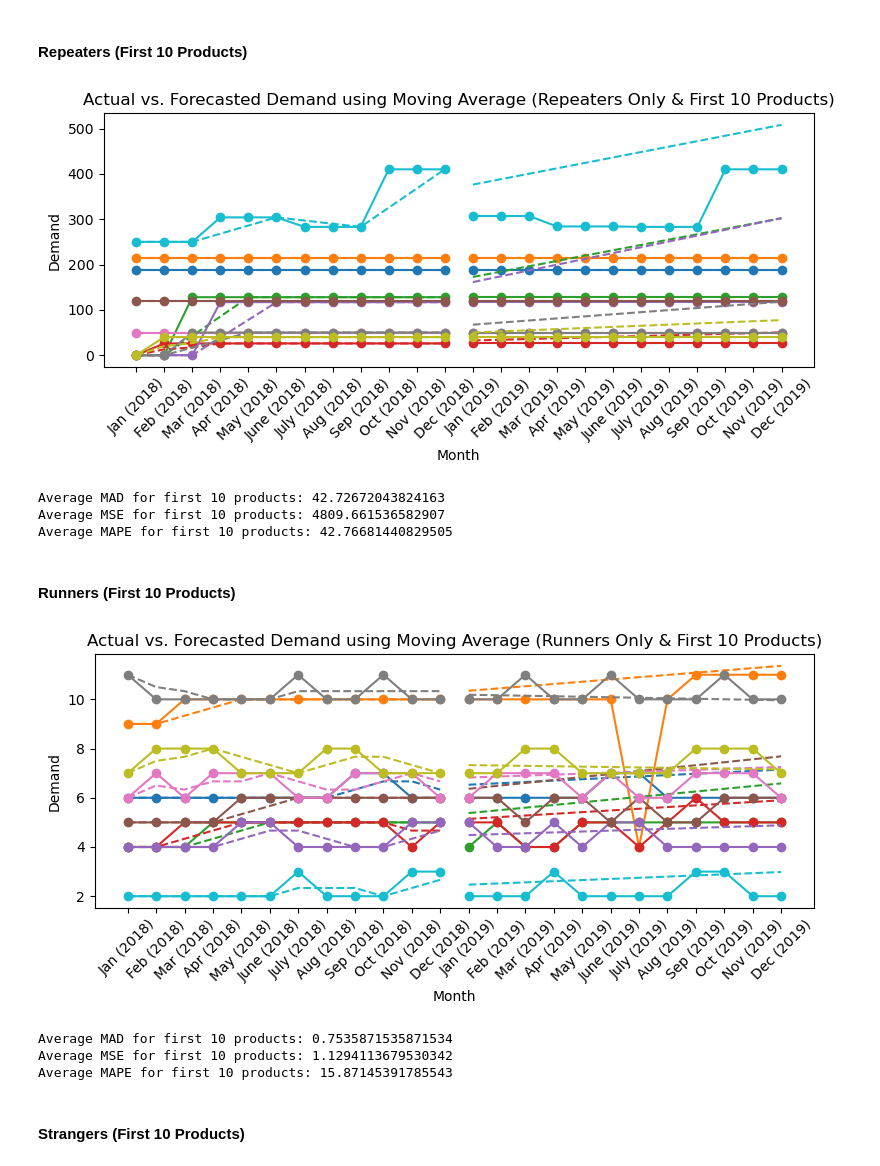
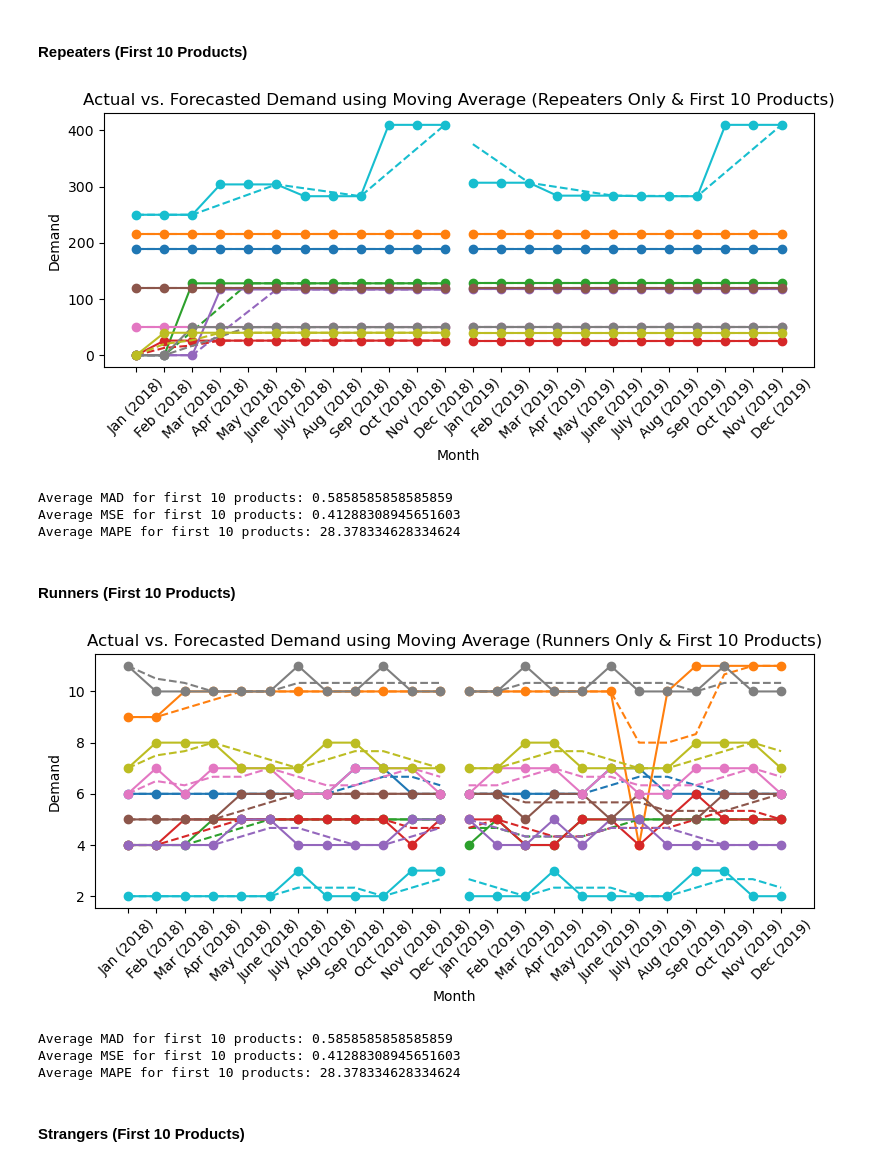
Before and after one commit to achchala/inventory-forecasting, a Jupyter notebook: moving_average.ipynb, the cells around one changed output. Saved outputs shown, nothing was run; the diff lists cells and outputs as text; code cells hidden in the pictures.

```diff
--- a/moving_average.ipynb
+++ b/moving_average.ipynb
@@ -150,72 +150,67 @@ for product_id, row in df_repeaters.iterrows():
     if product_id == 3271255000.5:
         continue
     if num_products_processed < 10:
+    # if product_id == 3275715100.5:
         # Get the color for the current product
         color = colors[num_products_processed]
 
         # Calculate the moving average for 2018
         numeric_data = pd.to_numeric(row, errors='coerce').fillna(method='ffill')
 
-        train_data = numeric_data[start_index_2018:end_index_2018+1].copy()
-        test_data = numeric_data[start_index_2019:end_index_2019+1]
+        data_2018 = numeric_data[start_index_2018:end_index_2018+1]
+        data_2019 = numeric_data[start_index_2019:end_index_2019+1]
 
         if not train_data.dropna().empty:
-            train_moving_avg = train_data.rolling(window=window_size, min_periods=1).mean().dropna()
+            # Compute moving average for 2018 and extend this logic into 2019
+            combined_data = pd.concat([data_2018, data_2019])
+            moving_avg_combined = combined_data.rolling(window=window_size, min_periods=1).mean()
 
-            # Fit a linear model to the moving averages
-            time_index = np.arange(len(train_moving_avg)).reshape(-1, 1)
-            model = LinearRegression().fit(time_index, train_moving_avg)
-
-            # Forecast moving averages for 2019
-            forecast_time_index = np.arange(len(time_index), len(time_index) + len(test_data)).reshape(-1, 1)
-            forecast_moving_avg = model.predict(forecast_time_index)
-
-            forecast_dates = df_repeaters.columns[start_index_2019:end_index_2019+1]
+            # Separate the moving average into 2018 and 2019 for clarity
+            moving_avg_2018 = moving_avg_combined.iloc[:len(data_2018)]
+            forecast_2019 = moving_avg_combined.iloc[len(data_2018):]
 
             # Plot training data and moving average
-            plt.plot(df_repeaters.columns[start_index_2018:end_index_2018+1], train_data, marker='o', color=color, label=f'Product {product_id} Actual 2018 Demand')
-            plt.plot(df_repeaters.columns[start_index_2018:end_index_2018+1], train_moving_avg, linestyle='--', color=color, label=f'Product {product_id} MA (3)')
-
-            # Plot forecast
-            plt.plot(forecast_dates, test_data, marker='o', color=color, label=f'Product {product_id} Actual 2019 Demand')
-            plt.plot(forecast_dates, forecast_moving_avg, linestyle='--', color=color, label=f'Product {product_id} Forecasted 2019 Demand')
+            plt.plot(combined_data.index[:len(data_2018)], data_2018, marker='o', linestyle='-', color=color, label=f'Product {product_id} Actual 2018')
+            plt.plot(data_2018.index, moving_avg_2018, linestyle='--', color=color, label=f'Product {product_id} MA 2018')
+            plt.plot(combined_data.index[len(data_2018):], data_2019, marker='o', linestyle='-', color=color, label=f'Product {product_id} Actual 2019')
+            plt.plot(combined_data.index[len(data_2018):], forecast_2019, linestyle='--', color=color, label=f'Product {product_id} Forecast 2019')
 
             # Calculate errors
             errors = test_data.values - forecast_moving_avg.flatten()
 
             # Calculate MAD, MSE, MAPE
             mad = np.mean(np.abs(errors))
             mse = np.mean(errors**2)
             mape = np.mean(np.abs(errors / test_data.values)) * 100
 
             # Store the calculated metrics
             mad_list.append(mad)
             mse_list.append(mse)
             mape_list.append(mape)
 
     # Increment the counter
     num_products_processed += 1
 
 plt.xlabel('Month')
 plt.ylabel('Demand')
 plt.title('Actual vs. Forecasted Demand using Moving Average (Repeaters Only & First 10 Products)')
 plt.xticks(rotation=45)
 # plt.legend(bbox_to_anchor=(1.05, 1), loc='upper left', fontsize='x-small', ncol=2)
 plt.tight_layout()
 plt.show()
 
 average_mad = np.mean(mad_list)
 average_mse = np.mean(mse_list)
 average_mape = np.mean(mape_list)
 
 print(f'Average MAD for first 10 products: {average_mad}')
 print(f'Average MSE for first 10 products: {average_mse}')
 print(f'Average MAPE for first 10 products: {average_mape}')
 # %% [output]
-[figure, old version]
+[figure, new version]
-Average MAD for first 10 products: 42.72672043824163
-Average MSE for first 10 products: 4809.661536582907
-Average MAPE for first 10 products: 42.76681440829505
+Average MAD for first 10 products: 0.5858585858585859
+Average MSE for first 10 products: 0.41288308945651603
+Average MAPE for first 10 products: 28.378334628334624
 # %% [markdown]
 #### Runners (First 10 Products)
 # %%
@@ -252,29 +247,23 @@ for product_id, row in df_runners.iterrows():
         # Calculate the moving average for 2018
         numeric_data = pd.to_numeric(row, errors='coerce').fillna(method='ffill')
 
-        train_data = numeric_data[start_index_2018:end_index_2018+1].copy()
-        test_data = numeric_data[start_index_2019:end_index_2019+1]
+        data_2018 = numeric_data[start_index_2018:end_index_2018+1]
+        data_2019 = numeric_data[start_index_2019:end_index_2019+1]
 
         if not train_data.dropna().empty:
-            train_moving_avg = train_data.rolling(window=window_size, min_periods=1).mean().dropna()
+            # Compute moving average for 2018 and extend this logic into 2019
+            combined_data = pd.concat([data_2018, data_2019])
+            moving_avg_combined = combined_data.rolling(window=window_size, min_periods=1).mean()
 
-            # Fit a linear model to the moving averages
-            time_index = np.arange(len(train_moving_avg)).reshape(-1, 1)
-            model = LinearRegression().fit(time_index, train_moving_avg)
-
-            # Forecast moving averages for 2019
-            forecast_time_index = np.arange(len(time_index), len(time_index) + len(test_data)).reshape(-1, 1)
-            forecast_moving_avg = model.predict(forecast_time_index)
-
-            forecast_dates = df_runners.columns[start_index_2019:end_index_2019+1]
+            # Separate the moving average into 2018 and 2019 for clarity
+            moving_avg_2018 = moving_avg_combined.iloc[:len(data_2018)]
+            forecast_2019 = moving_avg_combined.iloc[len(data_2018):]
 
             # Plot training data and moving average
-            plt.plot(df_runners.columns[start_index_2018:end_index_2018+1], train_data, marker='o', color=color, label=f'Product {product_id} Actual 2018 Demand')
-            plt.plot(df_runners.columns[start_index_2018:end_index_2018+1], train_moving_avg, linestyle='--', color=color, label=f'Product {product_id} MA (3)')
-
-            # Plot forecast
-            plt.plot(forecast_dates, test_data, marker='o', color=color, label=f'Product {product_id} Actual 2019 Demand')
-            plt.plot(forecast_dates, forecast_moving_avg, linestyle='--', color=color, label=f'Product {product_id} Forecasted 2019 Demand')
+            plt.plot(combined_data.index[:len(data_2018)], data_2018, marker='o', linestyle='-', color=color, label=f'Product {product_id} Actual 2018')
+            plt.plot(data_2018.index, moving_avg_2018, linestyle='--', color=color, label=f'Product {product_id} MA 2018')
+            plt.plot(combined_data.index[len(data_2018):], data_2019, marker='o', linestyle='-', color=color, label=f'Product {product_id} Actual 2019')
+            plt.plot(combined_data.index[len(data_2018):], forecast_2019, linestyle='--', color=color, label=f'Product {product_id} Forecast 2019')
 
             # Calculate errors
             errors = test_data.values - forecast_moving_avg.flatten()
@@ -308,10 +297,10 @@ print(f'Average MAD for first 10 products: {average_mad}')
 print(f'Average MSE for first 10 products: {average_mse}')
 print(f'Average MAPE for first 10 products: {average_mape}')
 # %% [output]
-[figure, old version]
+[figure, new version]
-Average MAD for first 10 products: 0.7535871535871534
-Average MSE for first 10 products: 1.1294113679530342
-Average MAPE for first 10 products: 15.87145391785543
+Average MAD for first 10 products: 0.5858585858585859
+Average MSE for first 10 products: 0.41288308945651603
+Average MAPE for first 10 products: 28.378334628334624
 # %% [markdown]
 #### Strangers (First 10 Products)
 # %%
```
Also changed, not shown: parts of 1 cell of this notebook, 2 other files.
